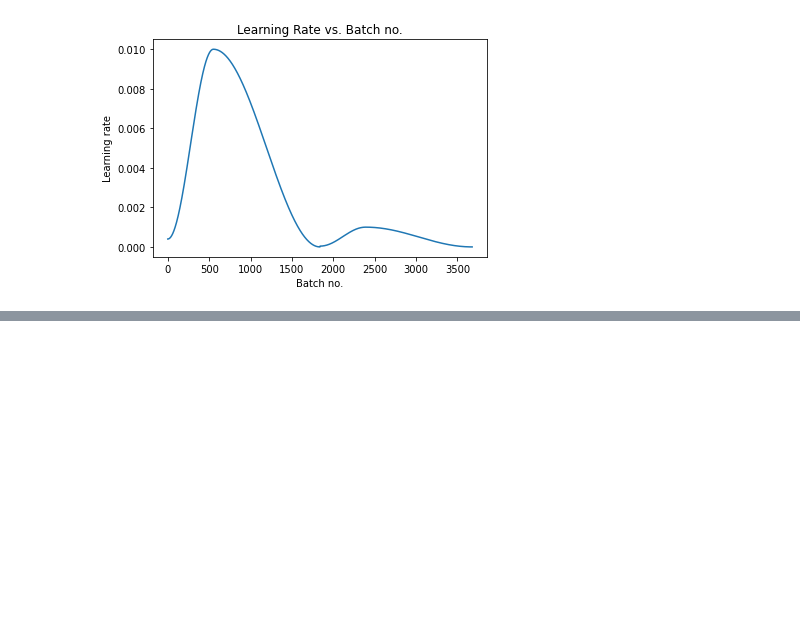
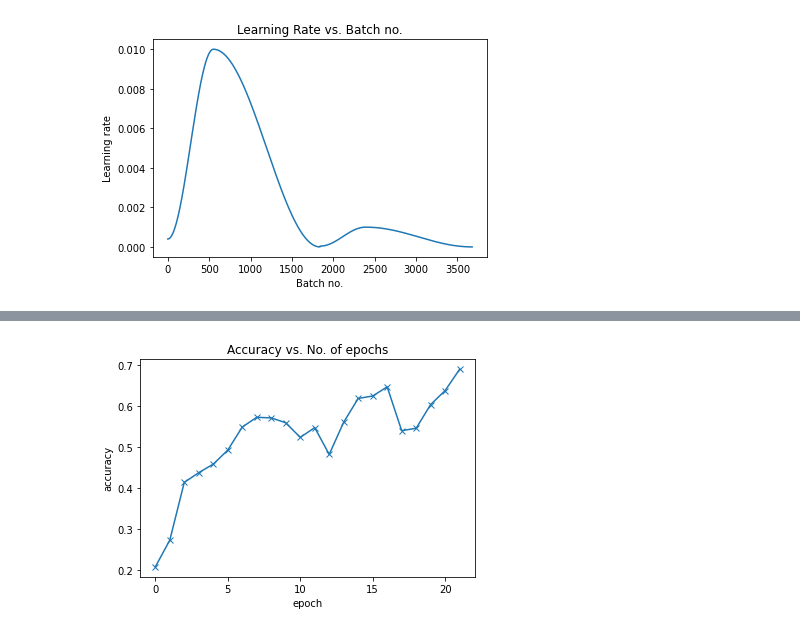
Before and after one commit to ThatGuyDV/CNNapproches, a Jupyter notebook: Transfer_learning.ipynb, the cells around one changed output, grey strips where cells are left out. Saved outputs shown, nothing was run; the diff lists cells and outputs as text; code cells hidden in the pictures; blank space fills up the shorter version.

```diff
--- a/Transfer_learning.ipynb
+++ b/Transfer_learning.ipynb
@@ -410,0 +427,4 @@ history += fit_one_cycle(5, max_lr, model, train_dl, valid_dl,
+# %%
+plot_accuracies(history)
+# %% [output]
+[figure, added]
```
Also changed, not shown: parts of 7 cells of this notebook.
